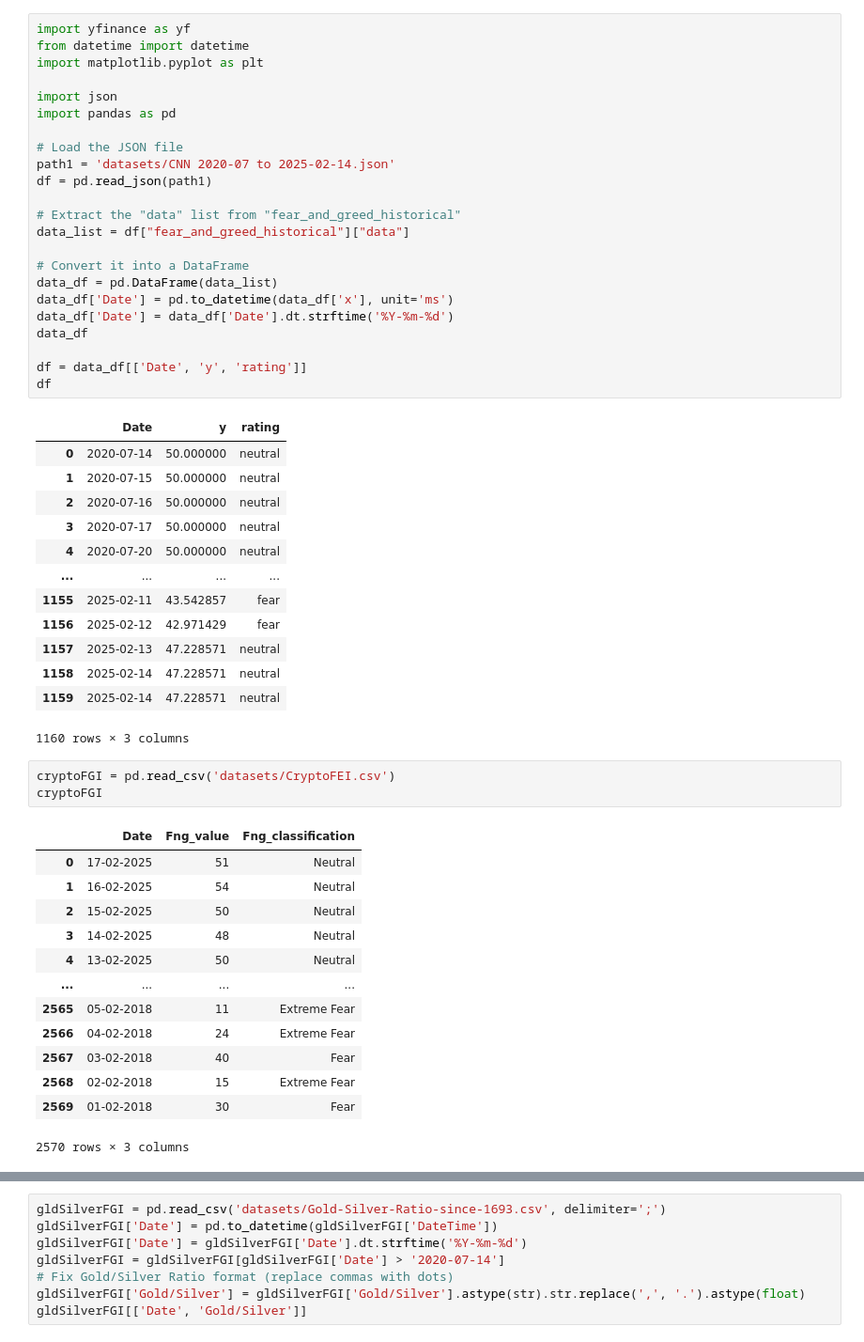
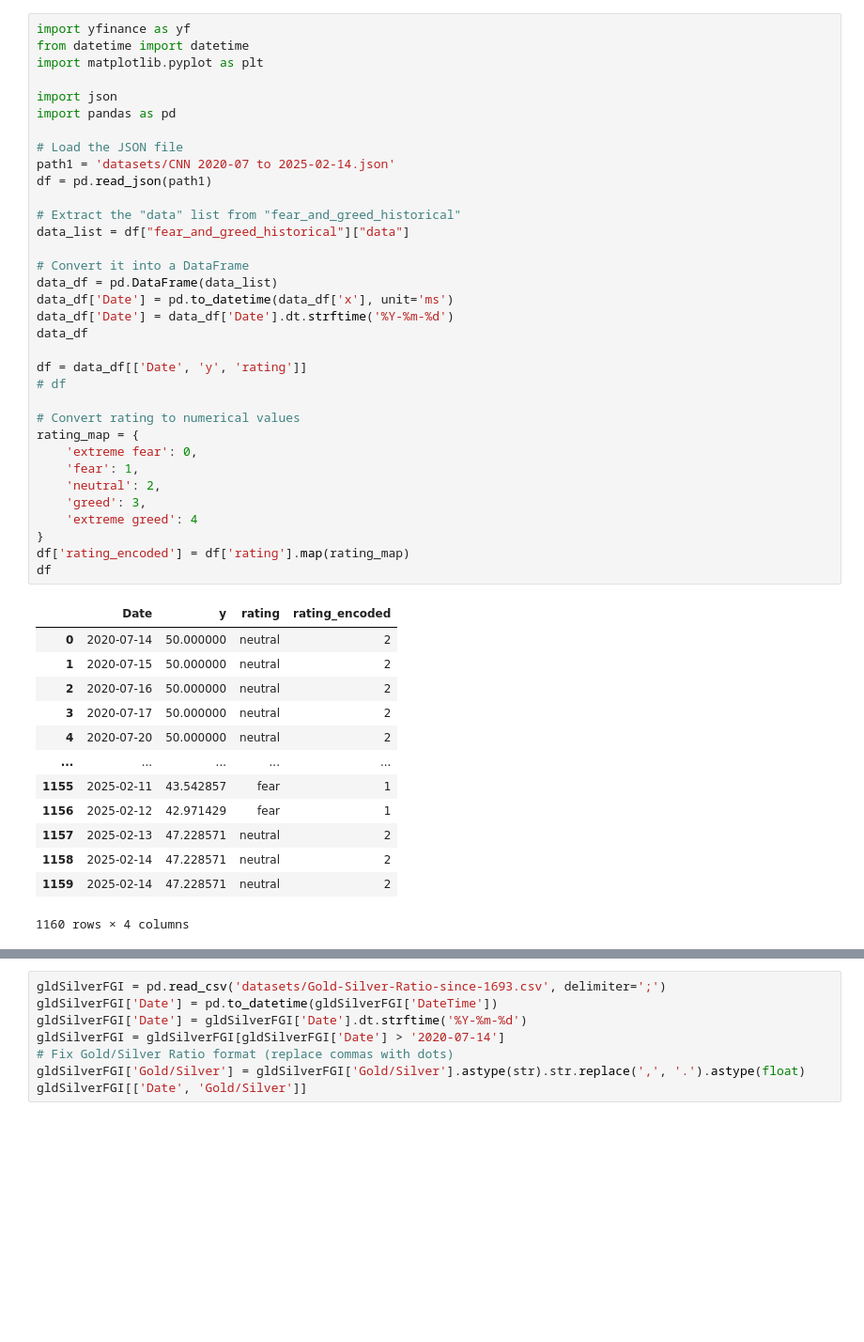
Before and after one commit to AlexanderJarvheden/PortfolioManagement-ML, a Jupyter notebook: Financial_data.ipynb, the cells around one changed output, grey strips where cells are left out. Shown at 94% size. Saved outputs shown, nothing was run; the diff lists cells and outputs as text; blank space fills up the shorter version.

```diff
--- a/Financial_data.ipynb
+++ b/Financial_data.ipynb
@@ -1,54 +1,48 @@
 # %%
 import yfinance as yf
 from datetime import datetime
 import matplotlib.pyplot as plt
 
 import json
 import pandas as pd
 
 # Load the JSON file
 path1 = 'datasets/CNN 2020-07 to 2025-02-14.json'
 df = pd.read_json(path1)
 
 # Extract the "data" list from "fear_and_greed_historical"
 data_list = df["fear_and_greed_historical"]["data"]
 
 # Convert it into a DataFrame
 data_df = pd.DataFrame(data_list)
 data_df['Date'] = pd.to_datetime(data_df['x'], unit='ms')
 data_df['Date'] = data_df['Date'].dt.strftime('%Y-%m-%d')
 data_df
 
 df = data_df[['Date', 'y', 'rating']]
+# df
+
+# Convert rating to numerical values
+rating_map = {
+    'extreme fear': 0,
+    'fear': 1,
+    'neutral': 2,
+    'greed': 3,
+    'extreme greed': 4
+}
+df['rating_encoded'] = df['rating'].map(rating_map)
 df
 # %% [output]
-|  | Date | y | rating |
-| 0 | 2020-07-14 | 50.000000 | neutral |
-| 1 | 2020-07-15 | 50.000000 | neutral |
-| 2 | 2020-07-16 | 50.000000 | neutral |
-| 3 | 2020-07-17 | 50.000000 | neutral |
-| 4 | 2020-07-20 | 50.000000 | neutral |
-| ... | ... | ... | ... |
-| 1155 | 2025-02-11 | 43.542857 | fear |
-| 1156 | 2025-02-12 | 42.971429 | fear |
-| 1157 | 2025-02-13 | 47.228571 | neutral |
-| 1158 | 2025-02-14 | 47.228571 | neutral |
-| 1159 | 2025-02-14 | 47.228571 | neutral |
+|  | Date | y | rating | rating_encoded |
+| 0 | 2020-07-14 | 50.000000 | neutral | 2 |
+| 1 | 2020-07-15 | 50.000000 | neutral | 2 |
+| 2 | 2020-07-16 | 50.000000 | neutral | 2 |
+| 3 | 2020-07-17 | 50.000000 | neutral | 2 |
+| 4 | 2020-07-20 | 50.000000 | neutral | 2 |
+| ... | ... | ... | ... | ... |
+| 1155 | 2025-02-11 | 43.542857 | fear | 1 |
+| 1156 | 2025-02-12 | 42.971429 | fear | 1 |
+| 1157 | 2025-02-13 | 47.228571 | neutral | 2 |
+| 1158 | 2025-02-14 | 47.228571 | neutral | 2 |
+| 1159 | 2025-02-14 | 47.228571 | neutral | 2 |
-1160 rows × 3 columns
+1160 rows × 4 columns
-# %%
-cryptoFGI = pd.read_csv('datasets/CryptoFEI.csv')
-cryptoFGI
-# %% [output]
-|  | Date | Fng_value | Fng_classification |
-| 0 | 17-02-2025 | 51 | Neutral |
-| 1 | 16-02-2025 | 54 | Neutral |
-| 2 | 15-02-2025 | 50 | Neutral |
-| 3 | 14-02-2025 | 48 | Neutral |
-| 4 | 13-02-2025 | 50 | Neutral |
-| ... | ... | ... | ... |
-| 2565 | 05-02-2018 | 11 | Extreme Fear |
-| 2566 | 04-02-2018 | 24 | Extreme Fear |
-| 2567 | 03-02-2018 | 40 | Fear |
-| 2568 | 02-02-2018 | 15 | Extreme Fear |
-| 2569 | 01-02-2018 | 30 | Fear |
-2570 rows × 3 columns
```
Also changed, not shown: parts of 6 cells of this notebook.
